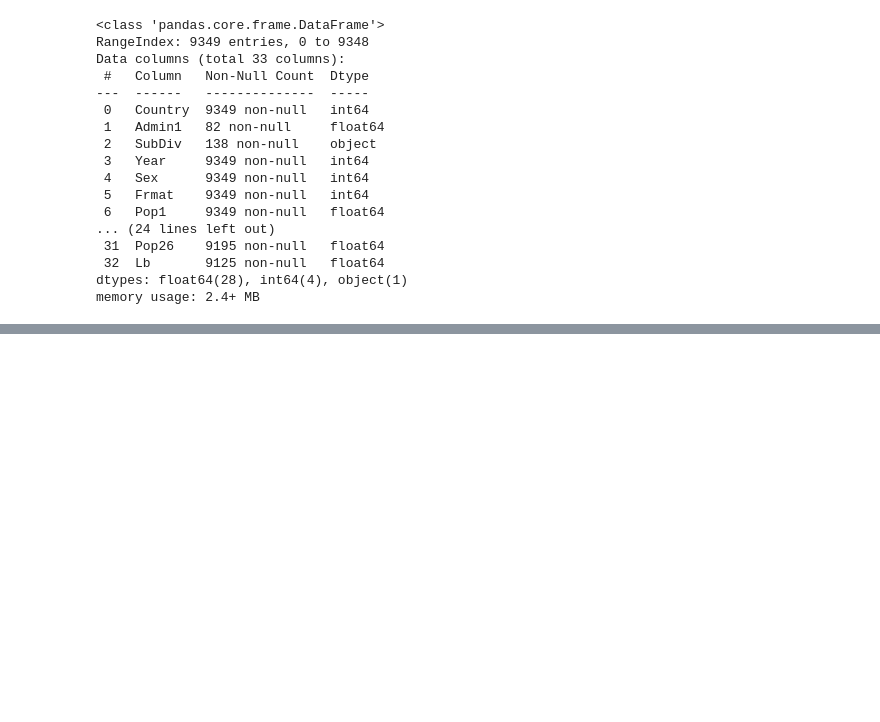
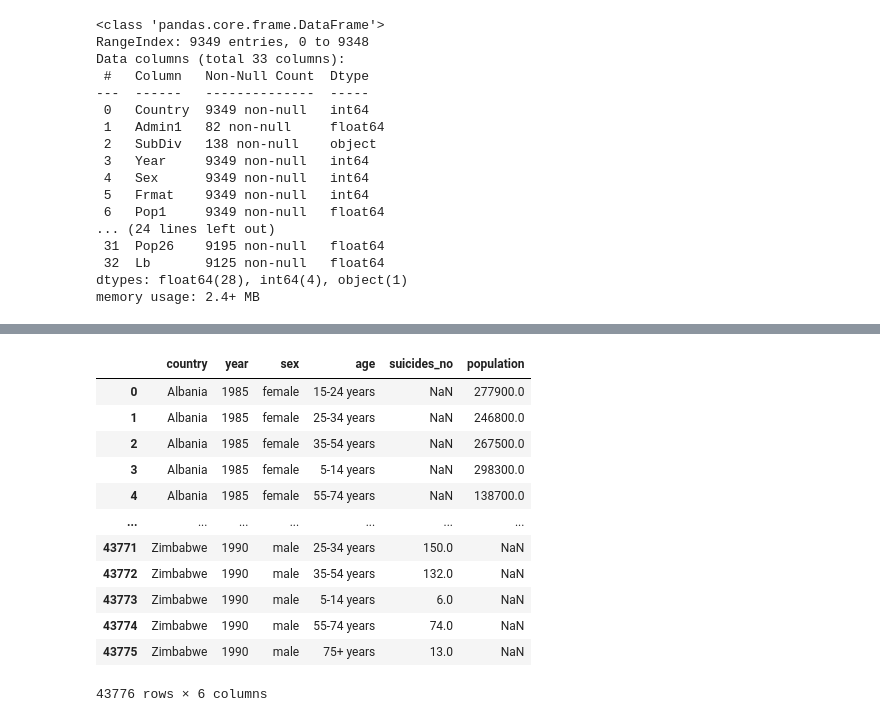
Before and after one commit to silviadc04/Final-Project-Data-Analytics, a Jupyter notebook: Final Project 0.1.ipynb, the cells around one changed output, grey strips where cells are left out. Saved outputs shown, nothing was run; the diff lists cells and outputs as text; code cells hidden in the pictures; blank space fills up the shorter version.

```diff
--- a/Finala Project 0.1.ipynb
+++ b/Final Project 0.1.ipynb
@@ -393,0 +437,16 @@ df.head(10)
+# %%
+pd.read_csv("Data\who_suicide_statistics.csv")
+# %% [output]
+|  | country | year | sex | age | suicides_no | population |
+| 0 | Albania | 1985 | female | 15-24 years | NaN | 277900.0 |
+| 1 | Albania | 1985 | female | 25-34 years | NaN | 246800.0 |
+| 2 | Albania | 1985 | female | 35-54 years | NaN | 267500.0 |
+| 3 | Albania | 1985 | female | 5-14 years | NaN | 298300.0 |
+| 4 | Albania | 1985 | female | 55-74 years | NaN | 138700.0 |
+| ... | ... | ... | ... | ... | ... | ... |
+| 43771 | Zimbabwe | 1990 | male | 25-34 years | 150.0 | NaN |
+| 43772 | Zimbabwe | 1990 | male | 35-54 years | 132.0 | NaN |
+| 43773 | Zimbabwe | 1990 | male | 5-14 years | 6.0 | NaN |
+| 43774 | Zimbabwe | 1990 | male | 55-74 years | 74.0 | NaN |
+| 43775 | Zimbabwe | 1990 | male | 75+ years | 13.0 | NaN |
+43776 rows × 6 columns
```
Also changed, not shown: parts of 8 cells of this notebook, 9 other files.
